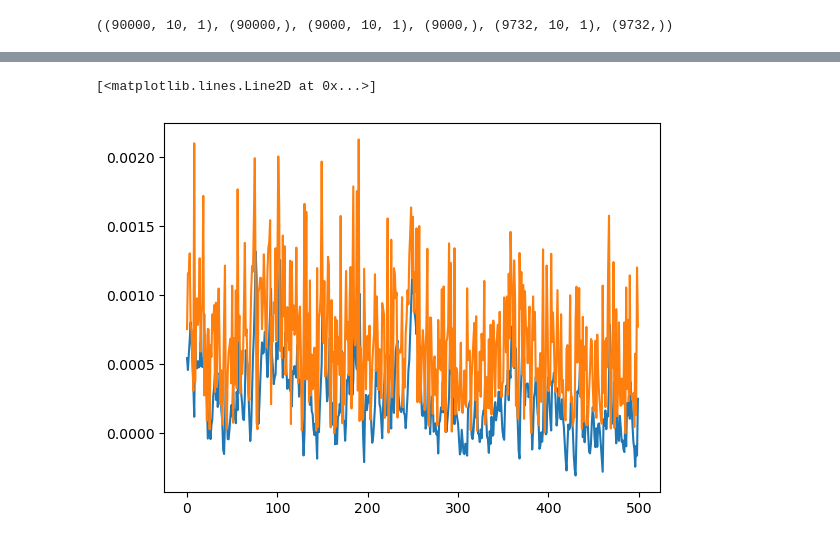
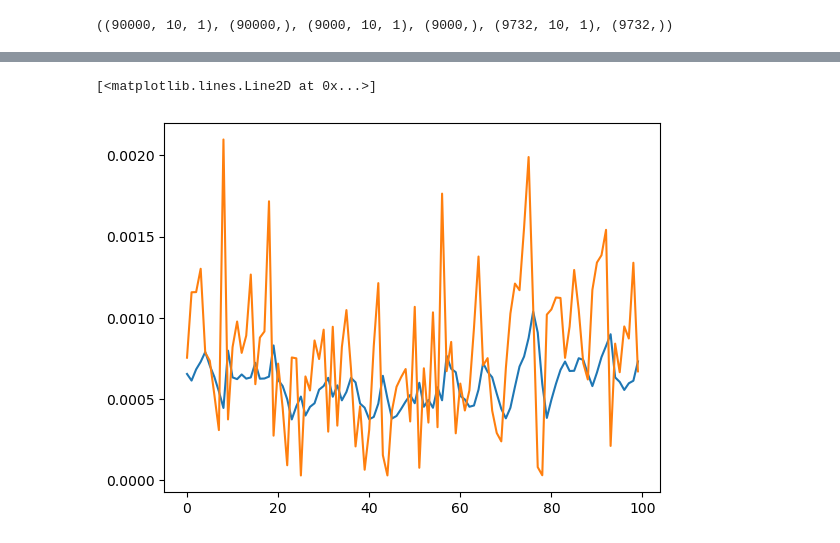
Before and after one commit to Aalajlan6/Afkhami-Data-Usage, a Jupyter notebook: LSTM attempt.ipynb, the cells around one changed output, grey strips where cells are left out. Cells and saved outputs as stored; diff of their text form; code cells hidden in the pictures.

```diff
--- a/LSTM attempt.ipynb
+++ b/LSTM attempt.ipynb
@@ -186,8 +186,8 @@ test_results
 9732 rows × 2 columns
 # %%
 import matplotlib.pyplot as plt
-plt.plot(test_results['Test Predictions'][:500])
-plt.plot(test_results['Actuals'][:500])
+plt.plot(test_results['Test Predictions'][:100])
+plt.plot(test_results['Actuals'][:100])
 # %% [output]
 [<matplotlib.lines.Line2D at 0x...>]
-[figure, old version]
+[figure, new version]
```
Also changed, not shown: parts of 7 cells of this notebook, 1 other file.
